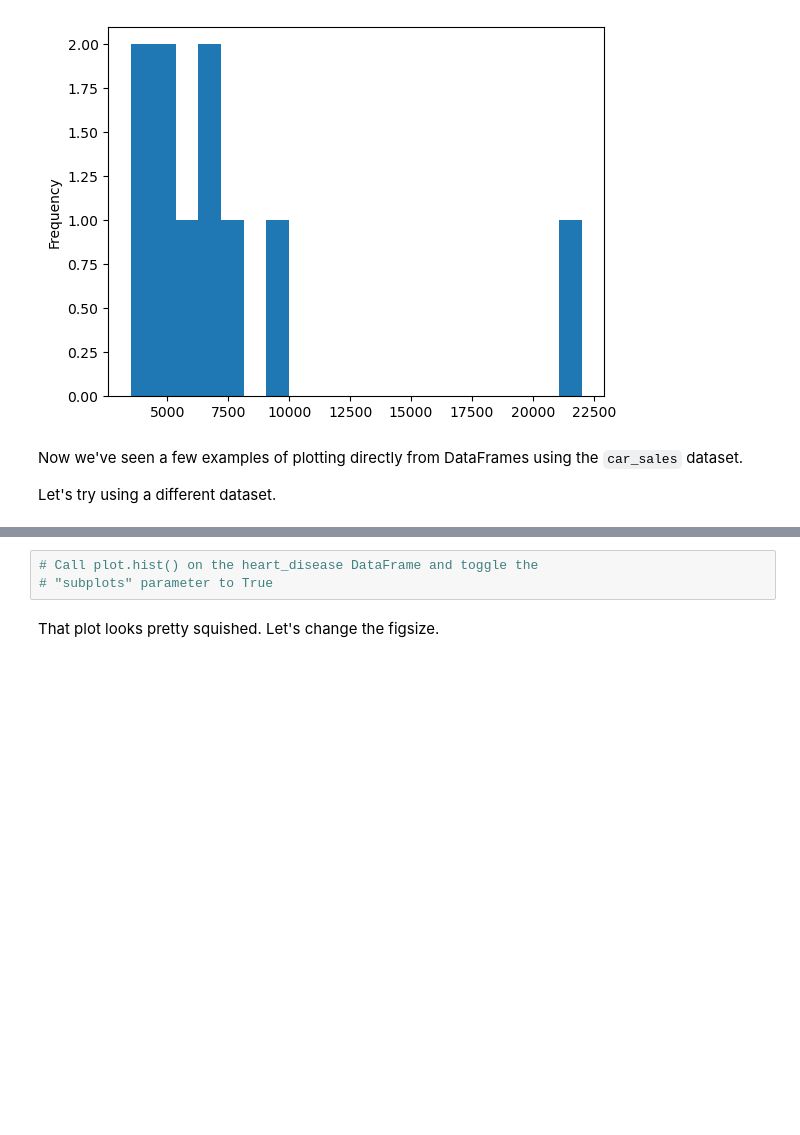
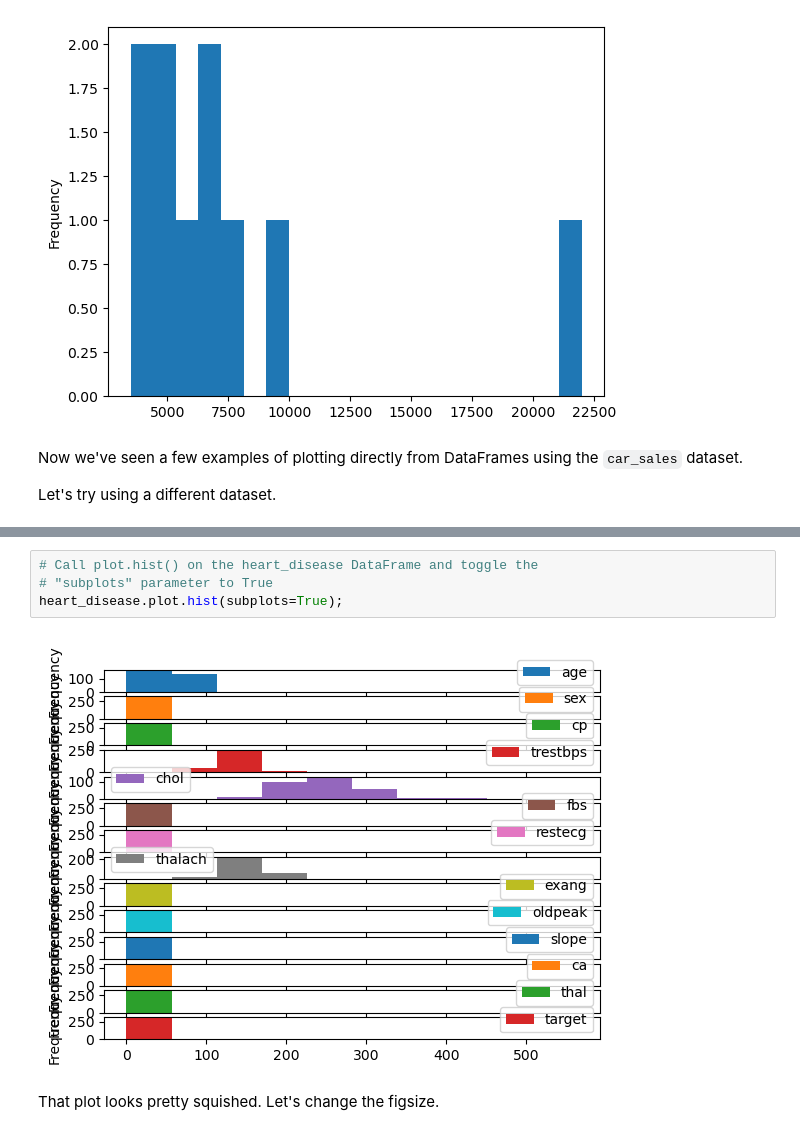
Before and after one commit to sakshamkumar1/master-machine-learning, a Jupyter notebook: matplotlib-exercises.ipynb, the cells around one changed output, grey strips where cells are left out. Drawn from its saved outputs; the diff is of its cells as text; blank space fills up the shorter version.

```diff
--- a/matplotlib-exercises.ipynb
+++ b/matplotlib-exercises.ipynb
@@ -362,6 +394,9 @@ Let's try using a different dataset.
 # %%
 # Call plot.hist() on the heart_disease DataFrame and toggle the
 # "subplots" parameter to True
+heart_disease.plot.hist(subplots=True);
+# %% [output]
+[figure, added]
 # %% [markdown]
 That plot looks pretty squished. Let's change the figsize.
 # %%
```
Also changed, not shown: parts of 12 cells of this notebook, 3 other files.
